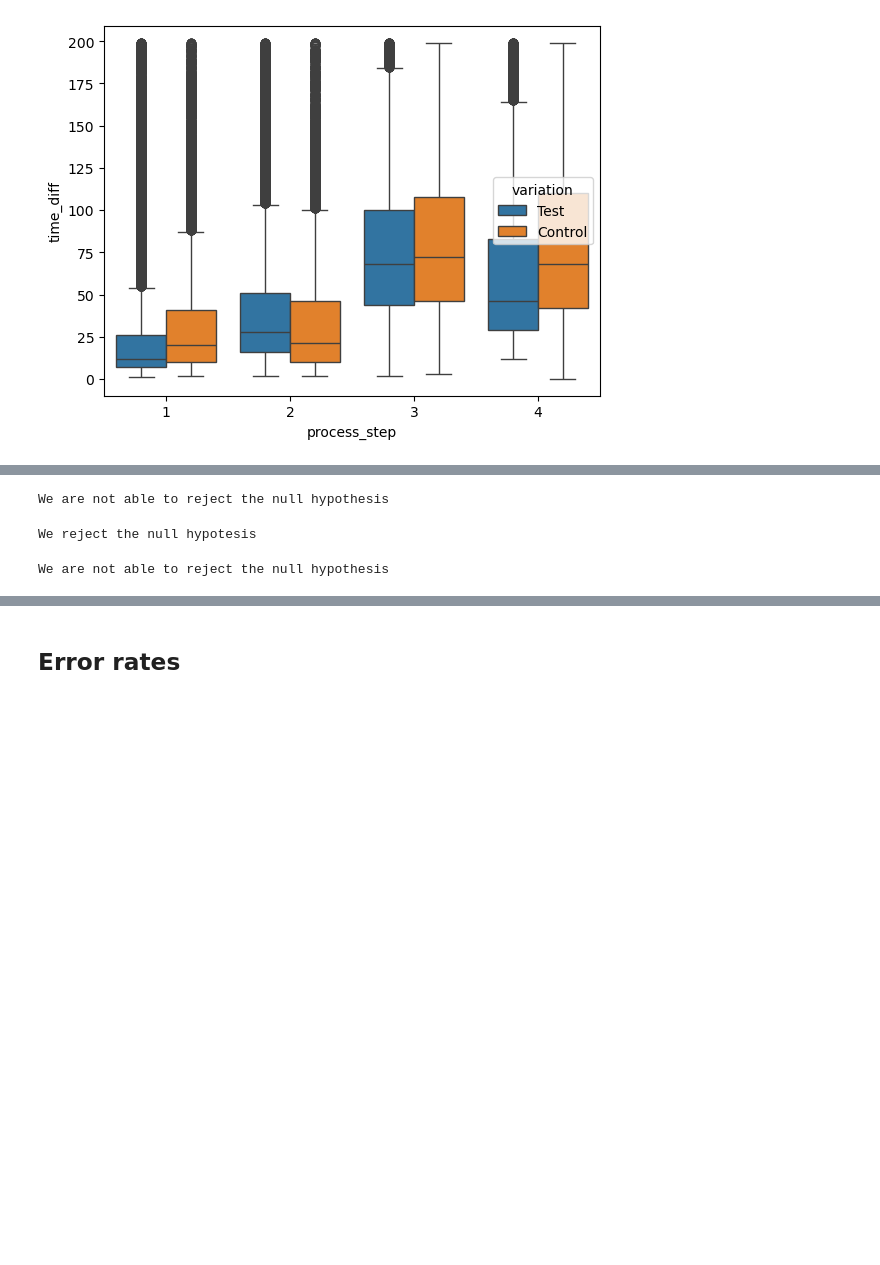
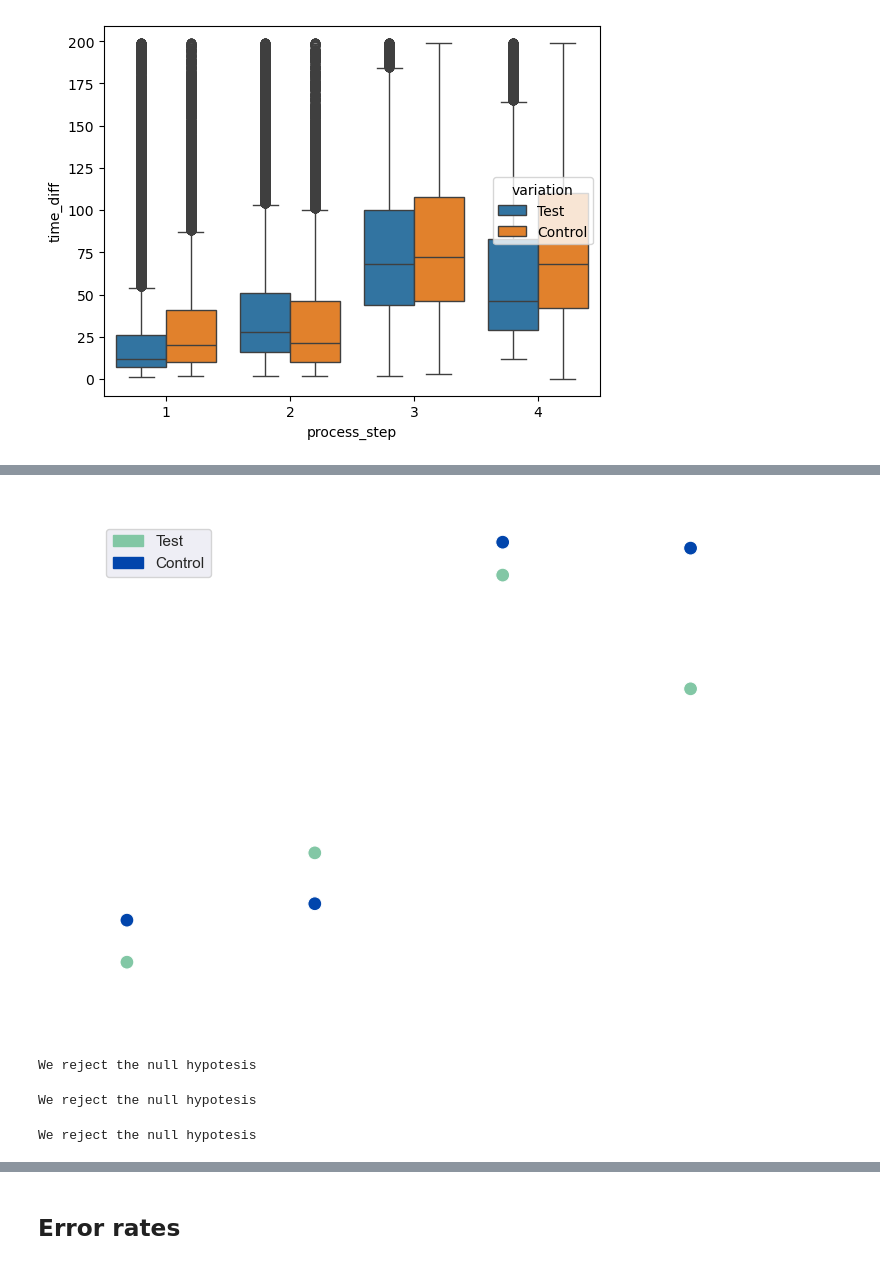
Before and after one commit to arnaurr94/vanguard-ab-test, a Jupyter notebook: dataframes.ipynb, the cells around one changed output, grey strips where cells are left out. Saved outputs shown, nothing was run; the diff lists cells and outputs as text; code cells hidden in the pictures; blank space fills up the shorter version.

Commit message:
Created graphs and demographics

```diff
--- a/dataframes.ipynb
+++ b/dataframes.ipynb
@@ -542,20 +556,78 @@ avg_time_step = time_step_filtered.groupby(['variation', 'process_step']).mean('
+# %%
+# Custom palette
+custom_palette = {
+    'Test': '#82c7a5',
+    'Control': '#0145ac'
+}
+
+# Create the plot
+plt.figure(figsize=(8, 6), facecolor='none')  # Transparent figure
+sns.set_theme(style="dark")  # Use a dark style for better white axis contrast
+
+# Plot the scatterplot
+sns.scatterplot(
+    data=avg_time_step,
+    x='process_step',
+    y='time_diff',
+    hue='variation',
+    palette=custom_palette,
+    s=100
+)
+
+# Set axis tick positions on x-axis
+plt.xticks([1, 2, 3, 4])
+
+# Make background transparent
+ax = plt.gca()
+ax.set_facecolor('none')  # Transparent axes background
+ax.xaxis.label.set_color('white')
+ax.yaxis.label.set_color('white')
+ax.tick_params(colors='white')
+
+# Set axis spine colors to white
+for spine in ax.spines.values():
+    spine.set_color('white')
+ax.spines['top'].set_visible(False)
+ax.spines['right'].set_visible(False)
+
+
+# Set axis label and tick color to white
+ax.xaxis.label.set_color('white')
+ax.yaxis.label.set_color('white')
+ax.tick_params(colors='white')
+
+# Custom legend handles
+legend_handles = [
+    Patch(color=color, label=label)
+    for label, color in custom_palette.items()
+]
+
+plt.title('Average time/step', color='white')
+plt.xlabel('Step')
+plt.ylabel('Time (s)')
+plt.legend(handles=legend_handles, title=None)
+
+# Show plot
+plt.show()
+# %% [output]
+[figure, added]
 # %%
 ## T test to assess equality of average times from step 0 to step 1 between Test and Control
 
-# H0: avg_time_test = avg_time_control
-# H1: avg_time_test != avg_time_control
+# H0: avg_time_test >= avg_time_control
+# H1: avg_time_test < avg_time_control
 
 alpha = 0.05
 if st.ttest_ind(
                 time_step_filtered[(time_step_filtered['variation']=='Test') & (time_step_filtered['process_step']==1)]['time_diff'],
                 time_step_filtered[(time_step_filtered['variation']=='Control') & (time_step_filtered['process_step']==1)]['time_diff'],
-                alternative = "greater"
+                alternative = "less"
                 )[1] > alpha:
     print("We are not able to reject the null hypothesis")
 else:
     print("We reject the null hypotesis")
 # %% [output]
-We are not able to reject the null hypothesis
+We reject the null hypotesis
 # %%
 ## T test to assess equality of average times from step 1 to step 2 between Test and Control
 
@@ -576,20 +648,20 @@ We reject the null hypotesis
 # %%
 ## T test to assess equality of average times from step 2 to step 3 between Test and Control
 
-# H0: avg_time_test = avg_time_control
-# H1: avg_time_test != avg_time_control
+# H0: avg_time_test >= avg_time_control
+# H1: avg_time_test < avg_time_control
 
 alpha = 0.05
 if st.ttest_ind(
                 time_step_filtered[(time_step_filtered['variation']=='Test') & (time_step_filtered['process_step']==3)]['time_diff'],
                 time_step_filtered[(time_step_filtered['variation']=='Control') & (time_step_filtered['process_step']==3)]['time_diff'],
-                alternative = "greater"
+                alternative = "less"
                 )[1] > alpha:
     print("We are not able to reject the null hypothesis")
 else:
     print("We reject the null hypotesis")
 # %% [output]
-We are not able to reject the null hypothesis
+We reject the null hypotesis
 # %%
 ## T test to assess equality of average times from step 3 to step 4 between Test and Control
 
```
Also changed, not shown: parts of 12 cells of this notebook, 6 other files.
